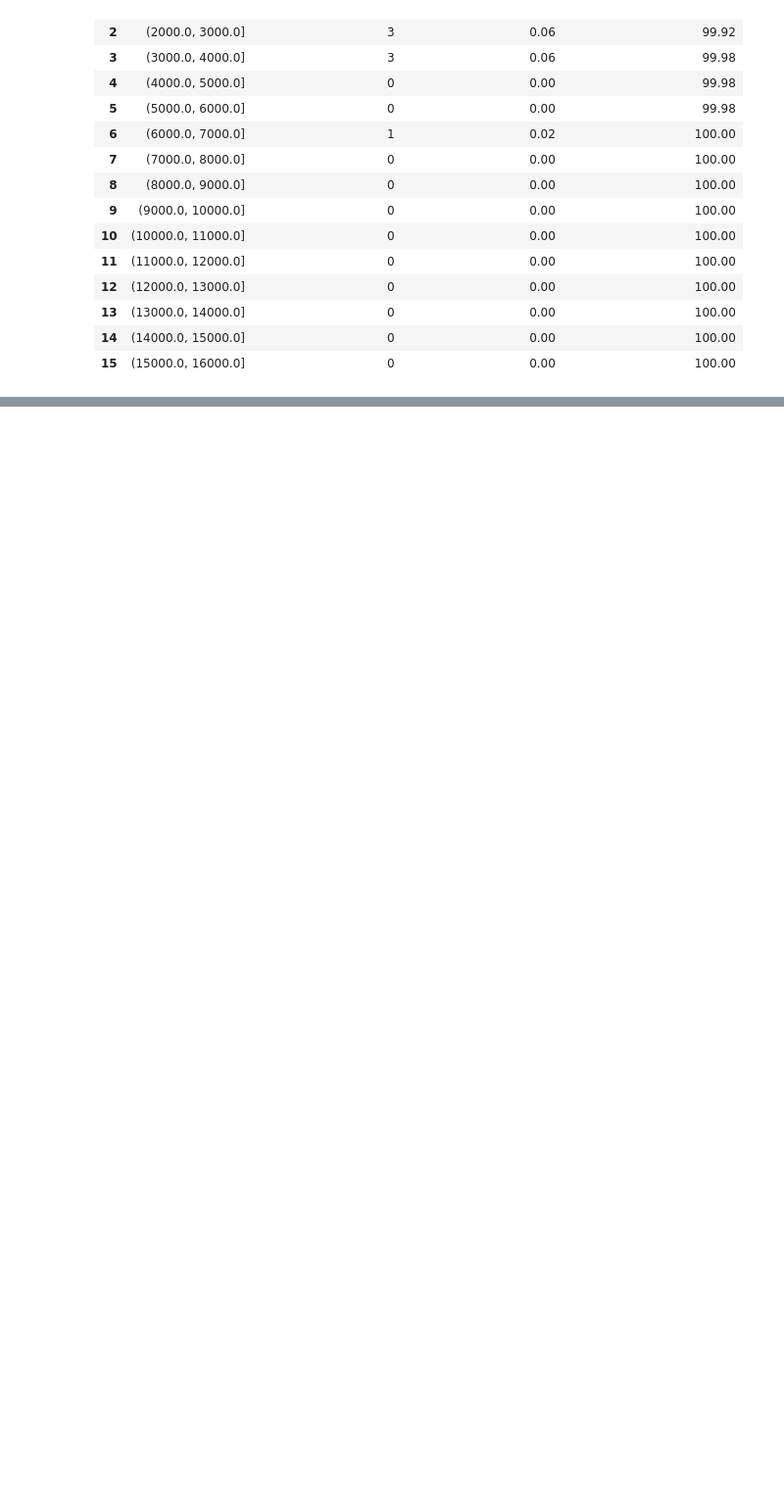
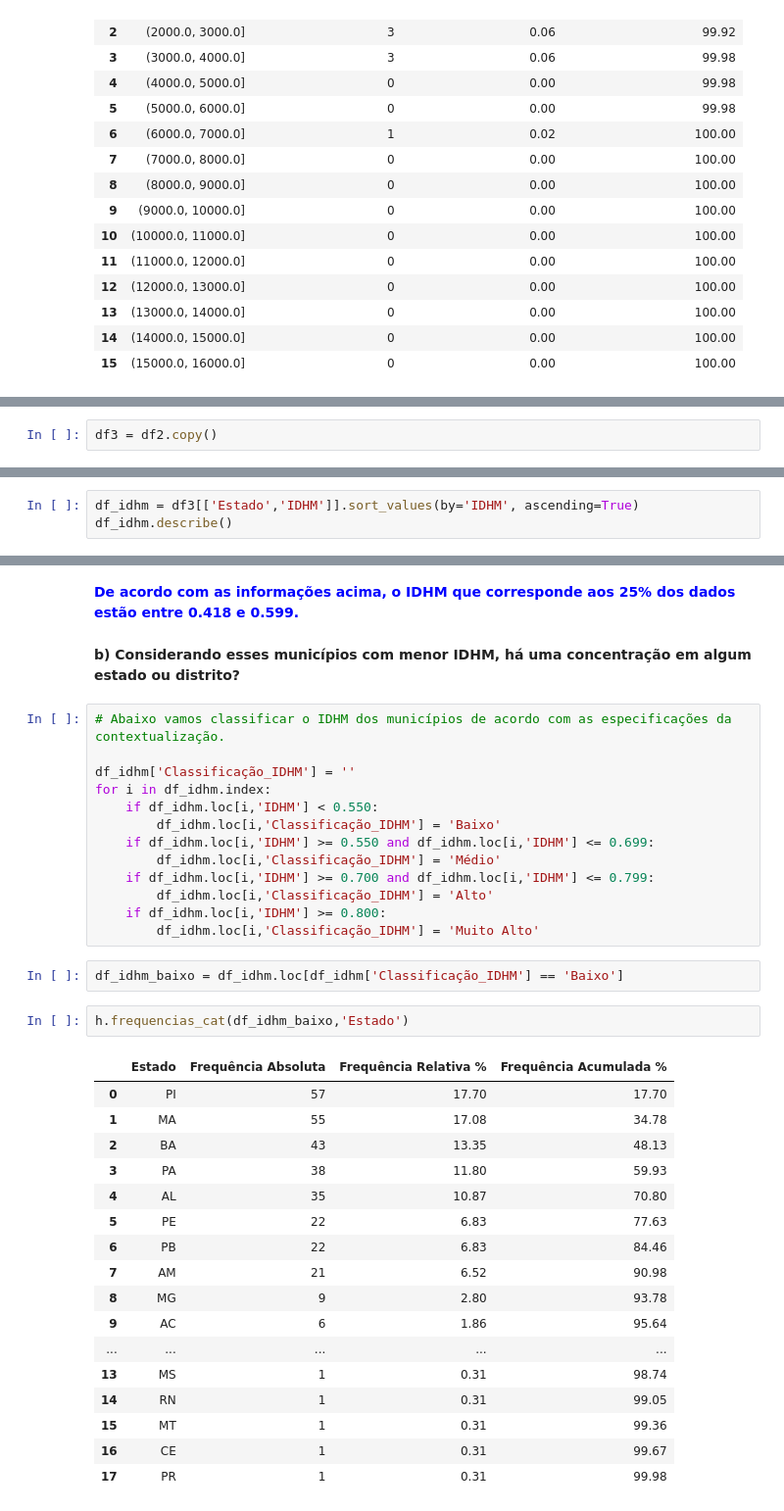
Before and after one commit to ricardo-paganini/Analytics-IDHMBrasil, a Jupyter notebook: Analytics-IDHM.ipynb, the cells around one changed output, grey strips where cells are left out. Shown: that part at 98% size. Saved outputs shown, nothing was run; the diff lists cells and outputs as text; blank space fills up the shorter version.

Commit message:
Responsendo aos questionamentos relacionados ao panorama geral do IDHM Brasil

```diff
--- a/Analytics-IDHM.ipynb
+++ b/Analytics-IDHM.ipynb
@@ -332,0 +329,2 @@ h.frequencias_num(df2,'COMP_P',1000)
+# %%
+df3 = df2.copy()
@@ -332,0 +333,3 @@ h.frequencias_num(df2,'COMP_P',1000)
+# %%
+df_idhm = df3[['Estado','IDHM']].sort_values(by='IDHM', ascending=True)
+df_idhm.describe()
@@ -332,0 +346,39 @@ h.frequencias_num(df2,'COMP_P',1000)
+# %% [markdown]
+**<font color="#0000FF">De acordo com as informações acima, o IDHM que corresponde aos 25% dos dados estão entre 0.418 e 0.599.</font>**
+# %% [markdown]
+**b) Considerando esses municípios com menor IDHM, há uma concentração em algum estado ou distrito?**
+# %%
+# Abaixo vamos classificar o IDHM dos municípios de acordo com as especificações da contextualização.
+
+df_idhm['Classificação_IDHM'] = ''
+for i in df_idhm.index:
+    if df_idhm.loc[i,'IDHM'] < 0.550:
+        df_idhm.loc[i,'Classificação_IDHM'] = 'Baixo'
+    if df_idhm.loc[i,'IDHM'] >= 0.550 and df_idhm.loc[i,'IDHM'] <= 0.699:
+        df_idhm.loc[i,'Classificação_IDHM'] = 'Médio'
+    if df_idhm.loc[i,'IDHM'] >= 0.700 and df_idhm.loc[i,'IDHM'] <= 0.799:
+        df_idhm.loc[i,'Classificação_IDHM'] = 'Alto'
+    if df_idhm.loc[i,'IDHM'] >= 0.800:
+        df_idhm.loc[i,'Classificação_IDHM'] = 'Muito Alto'
+# %%
+df_idhm_baixo = df_idhm.loc[df_idhm['Classificação_IDHM'] == 'Baixo']
+# %%
+h.frequencias_cat(df_idhm_baixo,'Estado')
+# %% [output]
+|  | Estado | Frequência Absoluta | Frequência Relativa % | Frequência Acumulada % |
+| 0 | PI | 57 | 17.70 | 17.70 |
+| 1 | MA | 55 | 17.08 | 34.78 |
+| 2 | BA | 43 | 13.35 | 48.13 |
+| 3 | PA | 38 | 11.80 | 59.93 |
+| 4 | AL | 35 | 10.87 | 70.80 |
+| 5 | PE | 22 | 6.83 | 77.63 |
+| 6 | PB | 22 | 6.83 | 84.46 |
+| 7 | AM | 21 | 6.52 | 90.98 |
+| 8 | MG | 9 | 2.80 | 93.78 |
+| 9 | AC | 6 | 1.86 | 95.64 |
+| ... | ... | ... | ... | ... |
+| 13 | MS | 1 | 0.31 | 98.74 |
+| 14 | RN | 1 | 0.31 | 99.05 |
+| 15 | MT | 1 | 0.31 | 99.36 |
+| 16 | CE | 1 | 0.31 | 99.67 |
+| 17 | PR | 1 | 0.31 | 99.98 |
```
Also changed, not shown: parts of 12 cells of this notebook.
